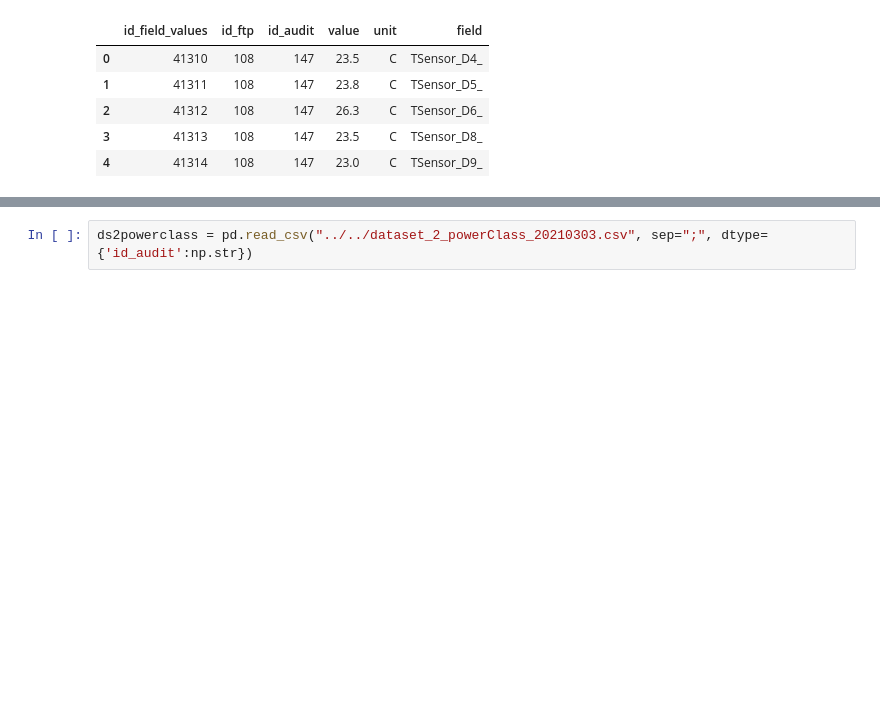
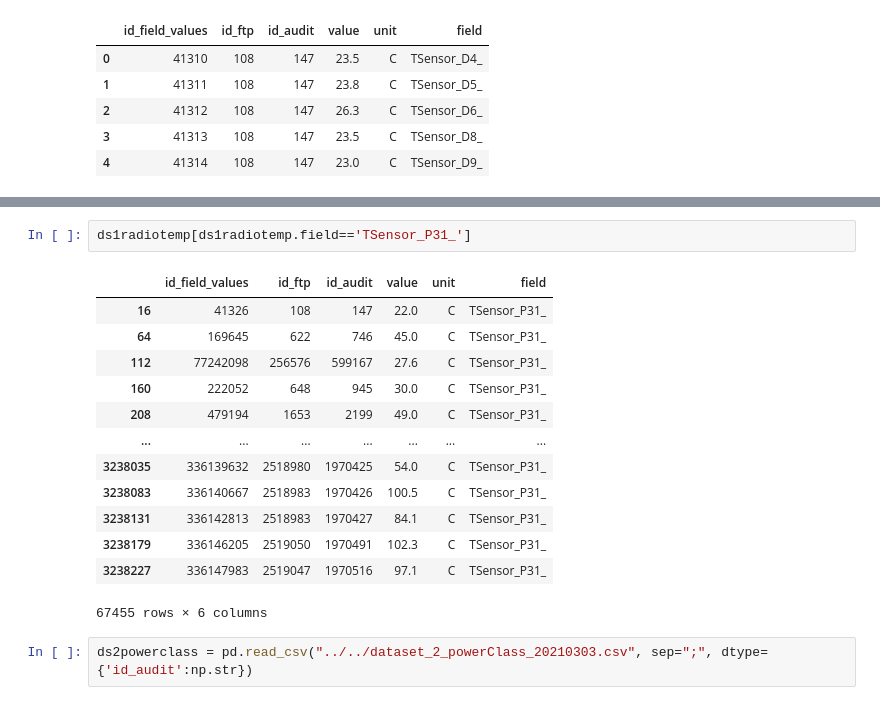
Before and after one commit to lingouzhu/AICampus, a Jupyter notebook: project5Sensors/exploreSensorsDataset.ipynb, the cells around one changed output, grey strips where cells are left out. Cells and saved outputs as stored; diff of their text form; blank space fills up the shorter version.

```diff
--- a/project5Sensors/exploreSensorsDataset.ipynb
+++ b/project5Sensors/exploreSensorsDataset.ipynb
@@ -19,3 +53,19 @@ ds1radiotemp.head()
+# %%
+ds1radiotemp[ds1radiotemp.field=='TSensor_P31_']
+# %% [output]
+|  | id_field_values | id_ftp | id_audit | value | unit | field |
+| 16 | 41326 | 108 | 147 | 22.0 | C | TSensor_P31_ |
+| 64 | 169645 | 622 | 746 | 45.0 | C | TSensor_P31_ |
+| 112 | 77242098 | 256576 | 599167 | 27.6 | C | TSensor_P31_ |
+| 160 | 222052 | 648 | 945 | 30.0 | C | TSensor_P31_ |
+| 208 | 479194 | 1653 | 2199 | 49.0 | C | TSensor_P31_ |
+| ... | ... | ... | ... | ... | ... | ... |
+| 3238035 | 336139632 | 2518980 | 1970425 | 54.0 | C | TSensor_P31_ |
+| 3238083 | 336140667 | 2518983 | 1970426 | 100.5 | C | TSensor_P31_ |
+| 3238131 | 336142813 | 2518983 | 1970427 | 84.1 | C | TSensor_P31_ |
+| 3238179 | 336146205 | 2519050 | 1970491 | 102.3 | C | TSensor_P31_ |
+| 3238227 | 336147983 | 2519047 | 1970516 | 97.1 | C | TSensor_P31_ |
+67455 rows × 6 columns
 # %%
 ds2powerclass = pd.read_csv("../../dataset_2_powerClass_20210303.csv", sep=";", dtype={'id_audit':np.str})
 # %%
```
Also changed, not shown: parts of 18 cells of this notebook.
